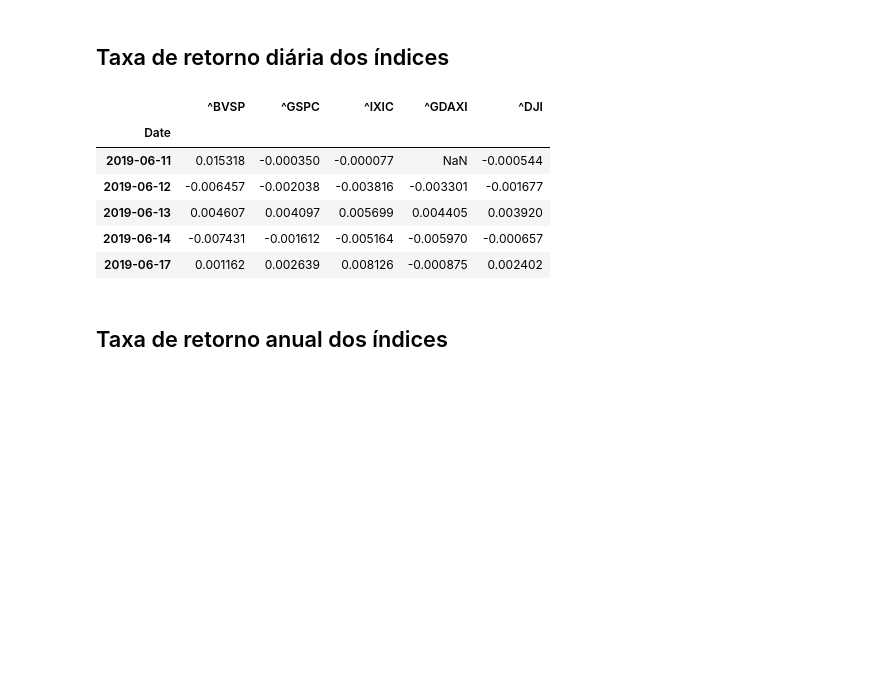
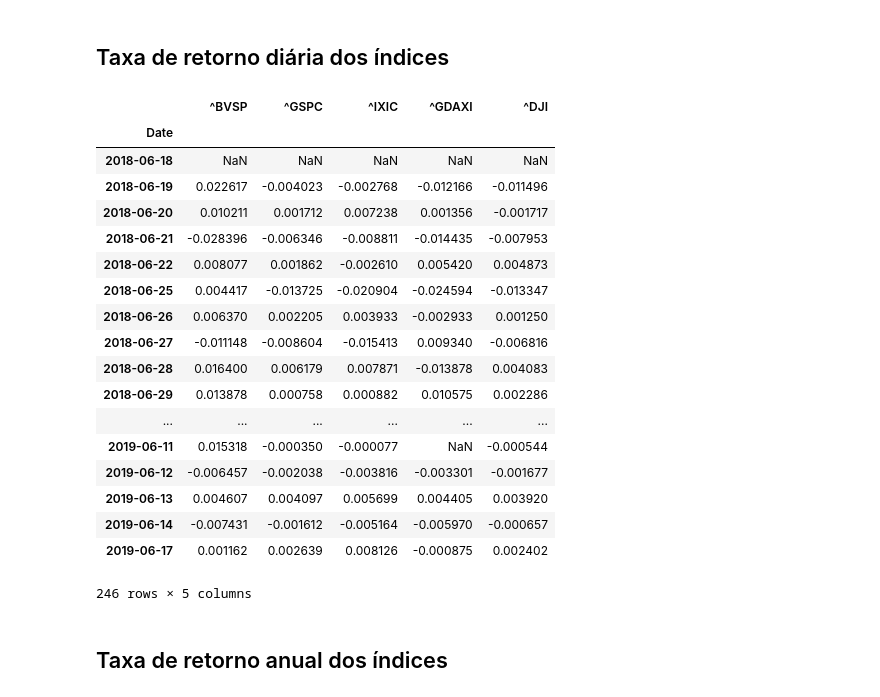
Before and after one commit to albertoivo/nossasrotas-finance, a Jupyter notebook: Indices.ipynb, the cells around one changed output. Cells and saved outputs as stored; diff of their text form; code cells hidden in the pictures; blank space fills up the shorter version.

```diff
--- a/Indices.ipynb
+++ b/Indices.ipynb
@@ -28,15 +30,27 @@ indices_ex_adj_close = pd.read_csv('csv/indices_ex_adj_close.csv', index_col=0)
 ## Taxa de retorno diária dos índices
 # %%
 ind_returns = (indices_adj_close / indices_adj_close.shift(1)) - 1
-ind_returns.tail()
+ind_returns
 # %% [output]
 |  | ^BVSP | ^GSPC | ^IXIC | ^GDAXI | ^DJI |
 | Date |  |  |  |  |  |
+| 2018-06-18 | NaN | NaN | NaN | NaN | NaN |
+| 2018-06-19 | 0.022617 | -0.004023 | -0.002768 | -0.012166 | -0.011496 |
+| 2018-06-20 | 0.010211 | 0.001712 | 0.007238 | 0.001356 | -0.001717 |
+| 2018-06-21 | -0.028396 | -0.006346 | -0.008811 | -0.014435 | -0.007953 |
+| 2018-06-22 | 0.008077 | 0.001862 | -0.002610 | 0.005420 | 0.004873 |
+| 2018-06-25 | 0.004417 | -0.013725 | -0.020904 | -0.024594 | -0.013347 |
+| 2018-06-26 | 0.006370 | 0.002205 | 0.003933 | -0.002933 | 0.001250 |
+| 2018-06-27 | -0.011148 | -0.008604 | -0.015413 | 0.009340 | -0.006816 |
+| 2018-06-28 | 0.016400 | 0.006179 | 0.007871 | -0.013878 | 0.004083 |
+| 2018-06-29 | 0.013878 | 0.000758 | 0.000882 | 0.010575 | 0.002286 |
+| ... | ... | ... | ... | ... | ... |
 | 2019-06-11 | 0.015318 | -0.000350 | -0.000077 | NaN | -0.000544 |
 | 2019-06-12 | -0.006457 | -0.002038 | -0.003816 | -0.003301 | -0.001677 |
 | 2019-06-13 | 0.004607 | 0.004097 | 0.005699 | 0.004405 | 0.003920 |
 | 2019-06-14 | -0.007431 | -0.001612 | -0.005164 | -0.005970 | -0.000657 |
 | 2019-06-17 | 0.001162 | 0.002639 | 0.008126 | -0.000875 | 0.002402 |
+246 rows × 5 columns
 # %% [markdown]
 ## Taxa de retorno anual dos índices
 # %%
```
Also changed, not shown: parts of 2 cells of this notebook, 2 other files.
